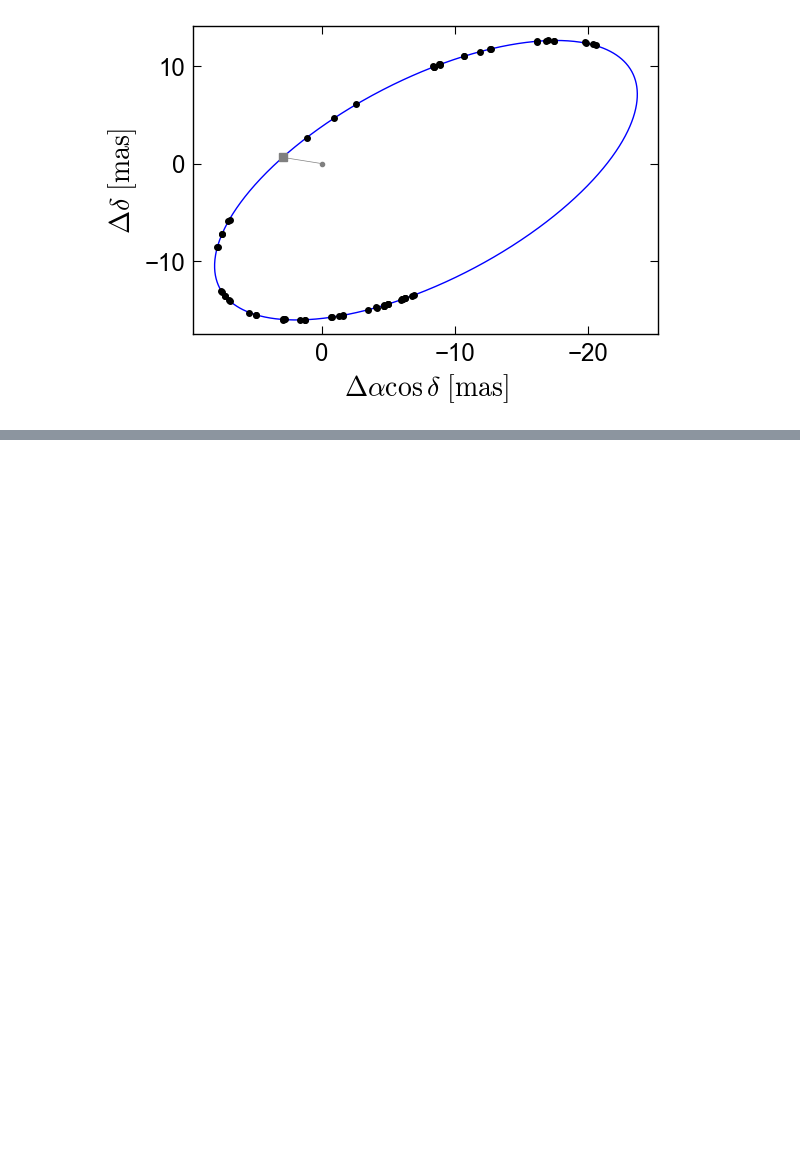
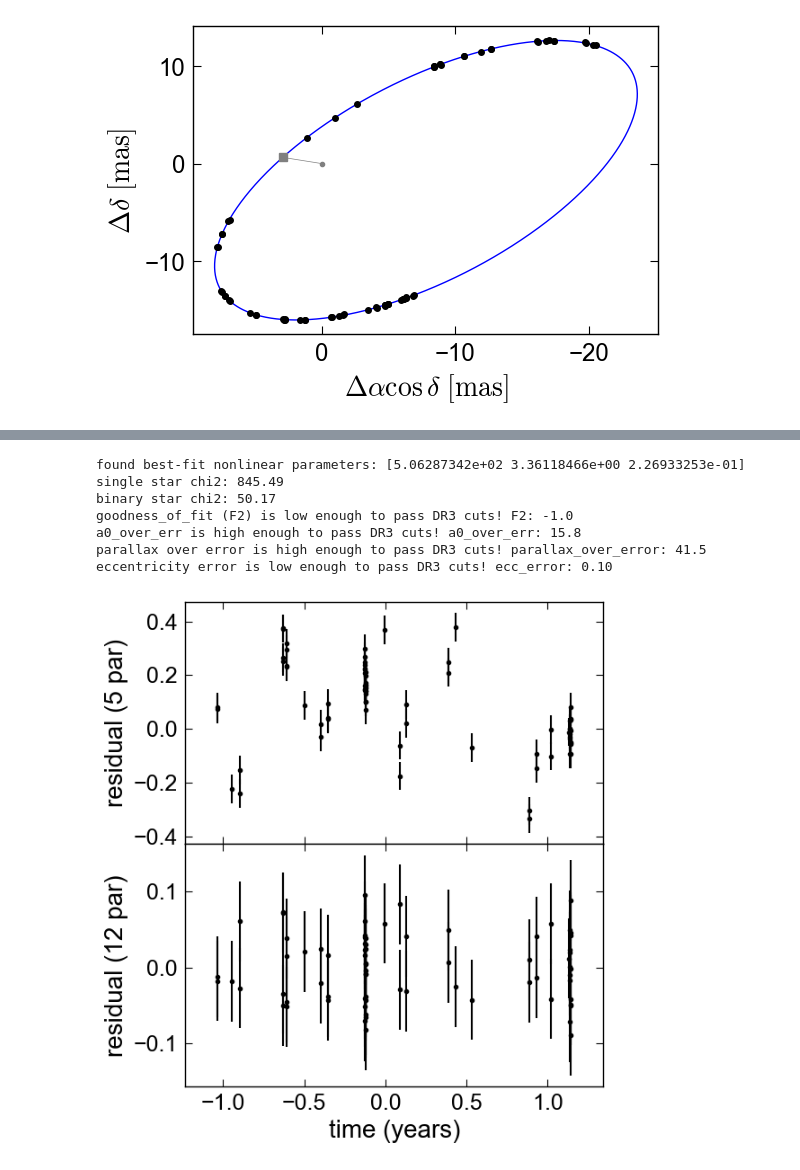
Before and after one commit to kareemelbadry/gaiamock, a Jupyter notebook: demo.ipynb, the cells around one changed output, grey strips where cells are left out. Drawn from its saved outputs; the diff is of its cells as text; code cells hidden in the pictures; blank space fills up the shorter version.

```diff
--- a/demo.ipynb
+++ b/demo.ipynb
@@ -403,0 +397,14 @@ ax.legend(loc = 'upper right')
+# %%
+# would this orbit have passed the DR3 cuts if fit with the normal pipeline?
+
+result = gaiamock.fit_full_astrometric_cascade(t_ast_yr = t_ast_yr, psi = psi, plx_factor = plx_factor,
+        ast_obs = ast_obs, ast_err = ast_err, c_funcs = c_funcs, verbose=True, show_residuals=True)
+# %% [output]
+found best-fit nonlinear parameters: [5.06287342e+02 3.36118466e+00 2.26933253e-01]
+single star chi2: 845.49
+binary star chi2: 50.17
+goodness_of_fit (F2) is low enough to pass DR3 cuts! F2: -1.0
+a0_over_err is high enough to pass DR3 cuts! a0_over_err: 15.8
+parallax over error is high enough to pass DR3 cuts! parallax_over_error: 41.5
+eccentricity error is low enough to pass DR3 cuts! ecc_error: 0.10
+[figure, added]
```
Also changed, not shown: parts of 33 cells of this notebook, 1 other file.
